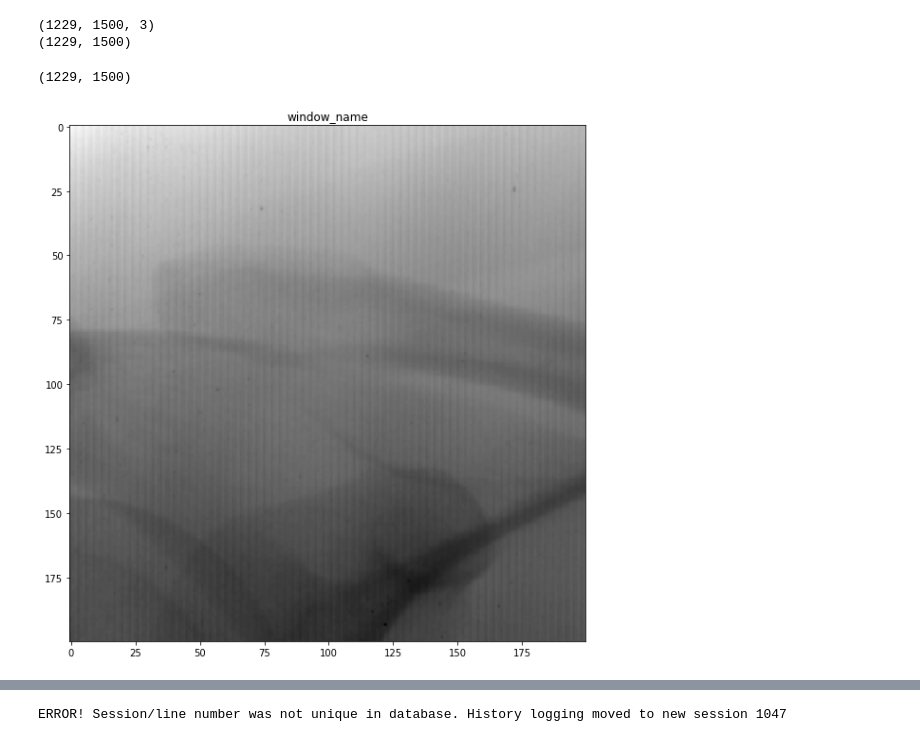
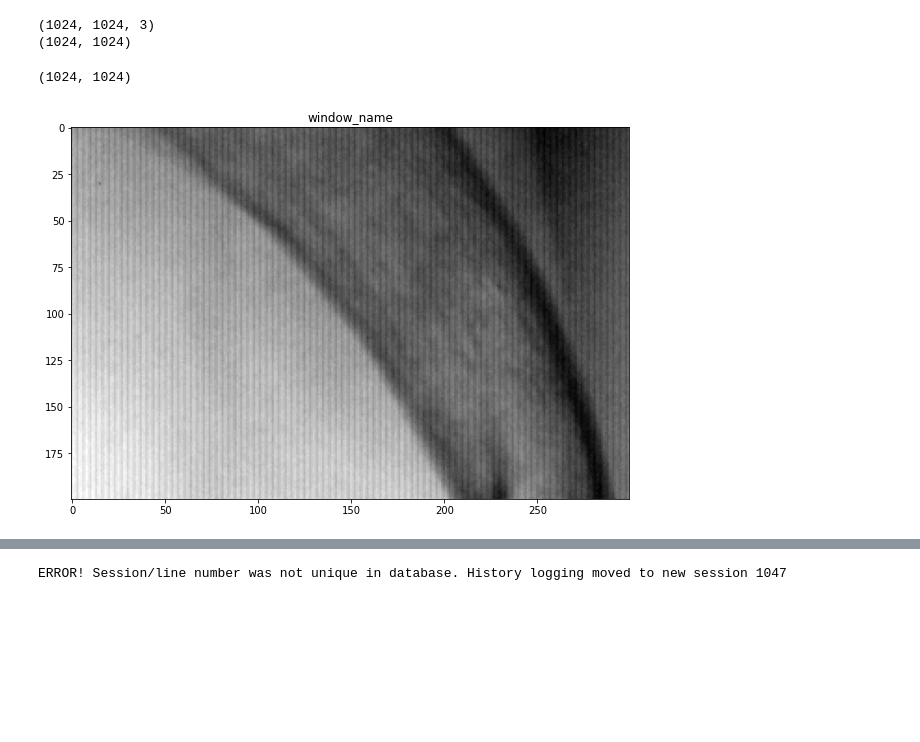
Before and after one commit to dolphinLesha/data_interpretation2, a Jupyter notebook: notebooks/task6.ipynb, the cells around one changed output, grey strips where cells are left out. Cells and saved outputs as stored; diff of their text form; code cells hidden in the pictures; blank space fills up the shorter version.

```diff
--- a/notebooks/task6.ipynb
+++ b/notebooks/task6.ipynb
@@ -13,16 +13,16 @@ from scipy import signal
 # path = r"D:\study\moed2\3lab\p4.jpg"
 # path = r"D:\study\moed2\3lab\p5.jpg"
 # path = r'D:\study\moed2\1lab\grace.jpg'
-# path = r"D:\study\moed2\2lab\c12-85v.png"
-path = r"D:\study\moed2\2lab\u0_0.6.png"
+path = r"D:\study\moed2\2lab\c12-85v.png"
+# path = r"D:\study\moed2\2lab\u0_0.6.png"
 
 img = cv.imread(path)
 print(img.shape)
 img = img[:,:,2]
 print(img.shape)
 # %% [output]
-(1229, 1500, 3)
-(1229, 1500)
+(1024, 1024, 3)
+(1024, 1024)
 # %%
 def show_picture_plot(image, title: str='window_name'):
     try:
@@ -361,11 +368,12 @@ class Filter:
 
         return data
 # %%
-show_picture_plot(img[100:300,100:300])
+show_picture_plot(img[300:500,600:900])
+cv.imwrite(path+'2.jpg',img[300:500,600:900])
 print(img.shape)
 # %% [output]
-(1229, 1500)
+(1024, 1024)
-[figure, old version]
+[figure, new version]
 # %%
 print(img.shape)
 fourier_line = fourier_transform_1d(img[0])
```
Also changed, not shown: parts of 10 cells of this notebook, 3 other files.
